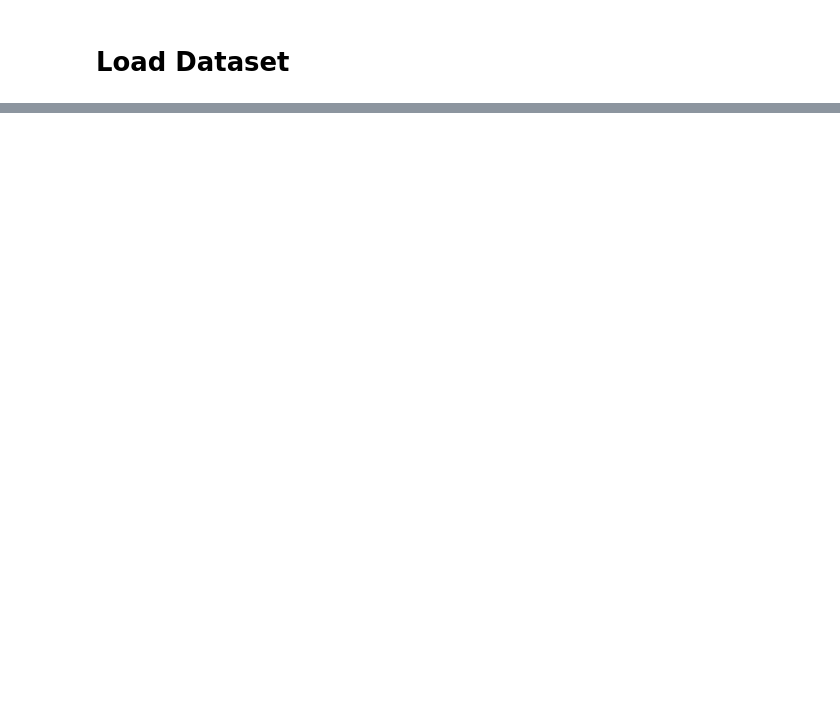
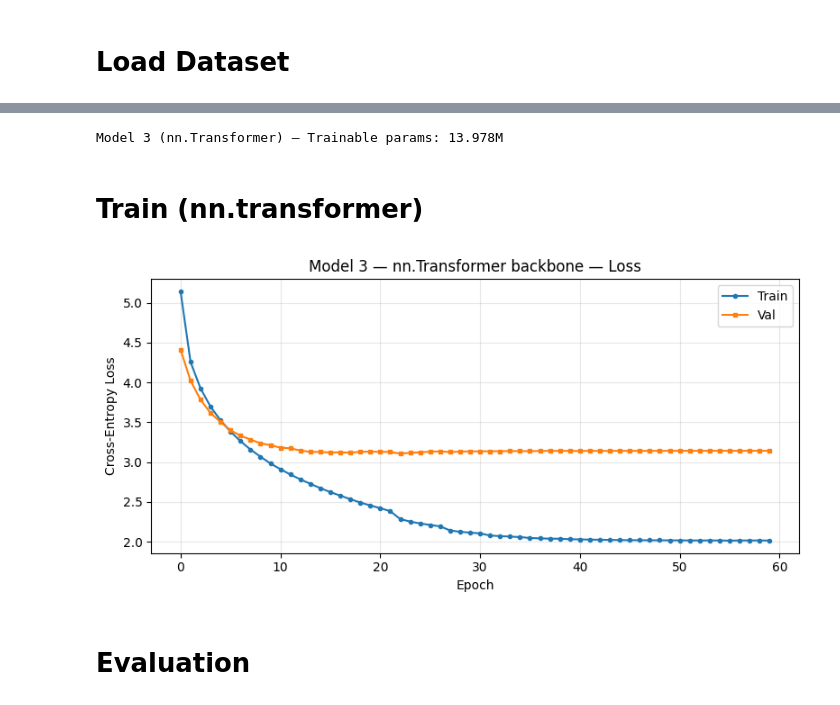
Before and after one commit to ShambaC/Deep-Learning-Lab-AI69202, a Jupyter notebook: Class 8/25AI92F02_Assignment8.ipynb, the cells around one changed output, grey strips where cells are left out. Cells and saved outputs as stored; diff of their text form; code cells hidden in the pictures; blank space fills up the shorter version.

```diff
--- a/Class 8/25AI92F02_Assignment8.ipynb
+++ b/Class 8/25AI92F02_Assignment8.ipynb
@@ -44,0 +669,20 @@ No, stop words should not be removed in the case of Multi30K because it is a tra
+# %%
+model3 = Seq2SeqTransformer_nn(
+    src_vocab_size=SRC_VOCAB, tgt_vocab_size=TGT_VOCAB,
+    d_model=D_MODEL,  num_heads=NUM_HEADS,
+    num_enc_layers=NUM_ENC_LAYERS, num_dec_layers=NUM_DEC_LAYERS,
+    d_ff=D_FF, max_len=MAX_LEN, dropout=DROPOUT
+).to(device)
+
+print(f"Model 3 (nn.Transformer) — Trainable params: {count_parameters(model3)/1e6:.3f}M")
+# %% [output]
+Model 3 (nn.Transformer) — Trainable params: 13.978M
+# %% [markdown]
+# Train (nn.transformer)
+# %%
+trl3, vll3 = train_seq2seq(model3, train_loader, val_loader, N_EPOCHS, label="Model3-nn.Transformer", lr=5e-4)
+plot_losses(trl3, vll3, "Model 3 — nn.Transformer backbone")
+# %% [output]
+[figure, added]
+# %% [markdown]
+# Evaluation
```
Also changed, not shown: parts of 33 cells of this notebook, 2 other files.
